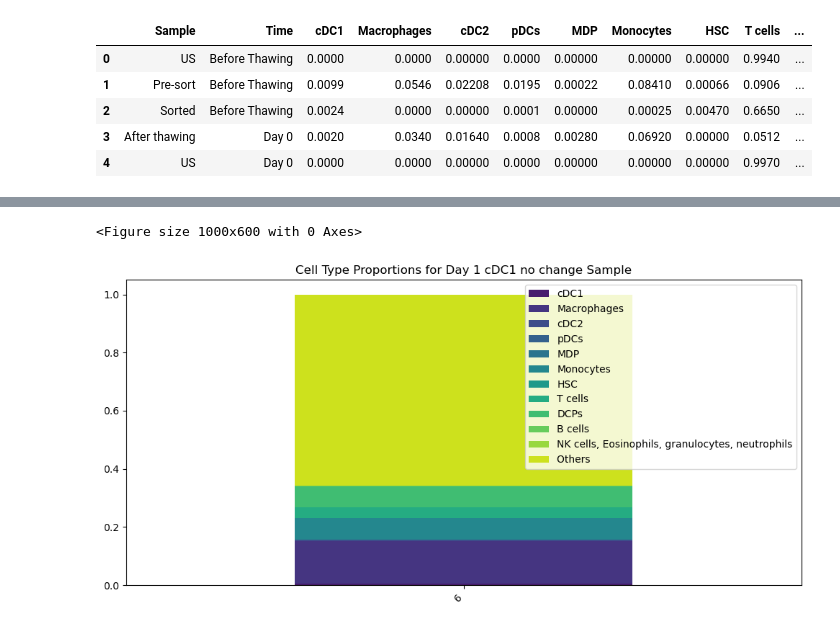
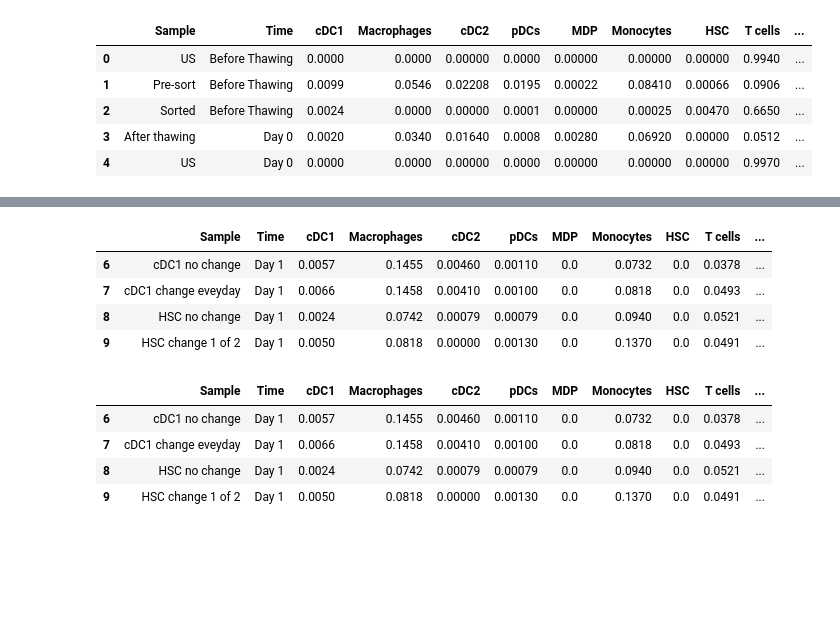
Before and after one commit to AlexiaGiroud/ThawingDCPs, a Jupyter notebook: graphs.ipynb, the cells around one changed output, grey strips where cells are left out. Drawn from its saved outputs; the diff is of its cells as text; code cells hidden in the pictures; blank space fills up the shorter version.

```diff
--- a/graphs.ipynb
+++ b/graphs.ipynb
@@ -23,33 +23,17 @@ df.head()
 | 3 | After thawing | Day 0 | 0.0020 | 0.0340 | 0.01640 | 0.0008 | 0.00280 | 0.06920 | 0.00000 | 0.0512 | ... |
 | 6 | cDC1 no change | Day 1 | 0.0057 | 0.1455 | 0.00460 | 0.0011 | 0.00000 | 0.07320 | 0.00000 | 0.0378 | ... |
 | 7 | cDC1 change eveyday | Day 1 | 0.0066 | 0.1458 | 0.00410 | 0.0010 | 0.00000 | 0.08180 | 0.00000 | 0.0493 | ... |
+# %%
+df[df["Time"] == "Day 1"]
+# %% [output]
+|  | Sample | Time | cDC1 | Macrophages | cDC2 | pDCs | MDP | Monocytes | HSC | T cells | ... |
+| 6 | cDC1 no change | Day 1 | 0.0057 | 0.1455 | 0.00460 | 0.00110 | 0.0 | 0.0732 | 0.0 | 0.0378 | ... |
+| 7 | cDC1 change eveyday | Day 1 | 0.0066 | 0.1458 | 0.00410 | 0.00100 | 0.0 | 0.0818 | 0.0 | 0.0493 | ... |
+| 8 | HSC no change | Day 1 | 0.0024 | 0.0742 | 0.00079 | 0.00079 | 0.0 | 0.0940 | 0.0 | 0.0521 | ... |
+| 9 | HSC change 1 of 2 | Day 1 | 0.0050 | 0.0818 | 0.00000 | 0.00130 | 0.0 | 0.1370 | 0.0 | 0.0491 | ... |
 # %%
 df_day1 = df[df["Time"] == "Day 1"]
 df_day1_cDC1_nochange = df_day1[df_day1["Sample"] == "cDC1 no change"]
-df_day1_cDC1_nochange.head()
-
-# Plot stacked bar chart of Cell Type proportions for Day 1 cDC1 no change sample
-cell_types = [
-    "cDC1", "Macrophages", "cDC2", "pDCs", "MDP", "Monocytes",
-    "HSC", "T cells", "DCPs", "B cells",
-    "NK cells, Eosinophils, granulocytes, neutrophils",
-    "Others"
-]
-
-proportions = df_day1_cDC1_nochange.iloc[:, 2:]
-proportions
-
-proportions_plot = proportions.melt(var_name='Cell Type', value_name='Proportion')
-proportions_plot
-plt.figure(figsize=(10, 6))
-proportions.plot(kind='bar', stacked=True, figsize=(10,5), color=sns.color_palette('viridis', n_colors=len(cell_types)))
-
-#sns.barplot(data=proportions_plot, x='Cell Type', y='Proportion', palette='viridis')
-plt.title('Cell Type Proportions for Day 1 cDC1 no change Sample')
-plt.xticks(rotation=45, ha='right')
-plt.tight_layout()
-plt.savefig('day1_cDC1_nochange_proportions.png')
-plt.show()
+df_day1_cDC1_change_everyday = df_day1[df_day1["Sample"] == "cDC1 change eveyday"]
+df_day1_HSC_nochange = df_day1[df_day1["Sample"] == "HSC no change"]
+df_day1_HSC_change1of2 = df_day1[df_day1["Sample"] == "HSC change 1 of 2"]
-# %% [output]
-<Figure size 1000x600 with 0 Axes>
-[figure, removed]
@@ -55,0 +53,9 @@ plt.show()
+# %%
+results_by_day = split_by_day(df)
+results_by_day['Day 1']
+# %% [output]
+|  | Sample | Time | cDC1 | Macrophages | cDC2 | pDCs | MDP | Monocytes | HSC | T cells | ... |
+| 6 | cDC1 no change | Day 1 | 0.0057 | 0.1455 | 0.00460 | 0.00110 | 0.0 | 0.0732 | 0.0 | 0.0378 | ... |
+| 7 | cDC1 change eveyday | Day 1 | 0.0066 | 0.1458 | 0.00410 | 0.00100 | 0.0 | 0.0818 | 0.0 | 0.0493 | ... |
+| 8 | HSC no change | Day 1 | 0.0024 | 0.0742 | 0.00079 | 0.00079 | 0.0 | 0.0940 | 0.0 | 0.0521 | ... |
+| 9 | HSC change 1 of 2 | Day 1 | 0.0050 | 0.0818 | 0.00000 | 0.00130 | 0.0 | 0.1370 | 0.0 | 0.0491 | ... |
```
Also changed, not shown: parts of 4 cells of this notebook, 1 other file.
